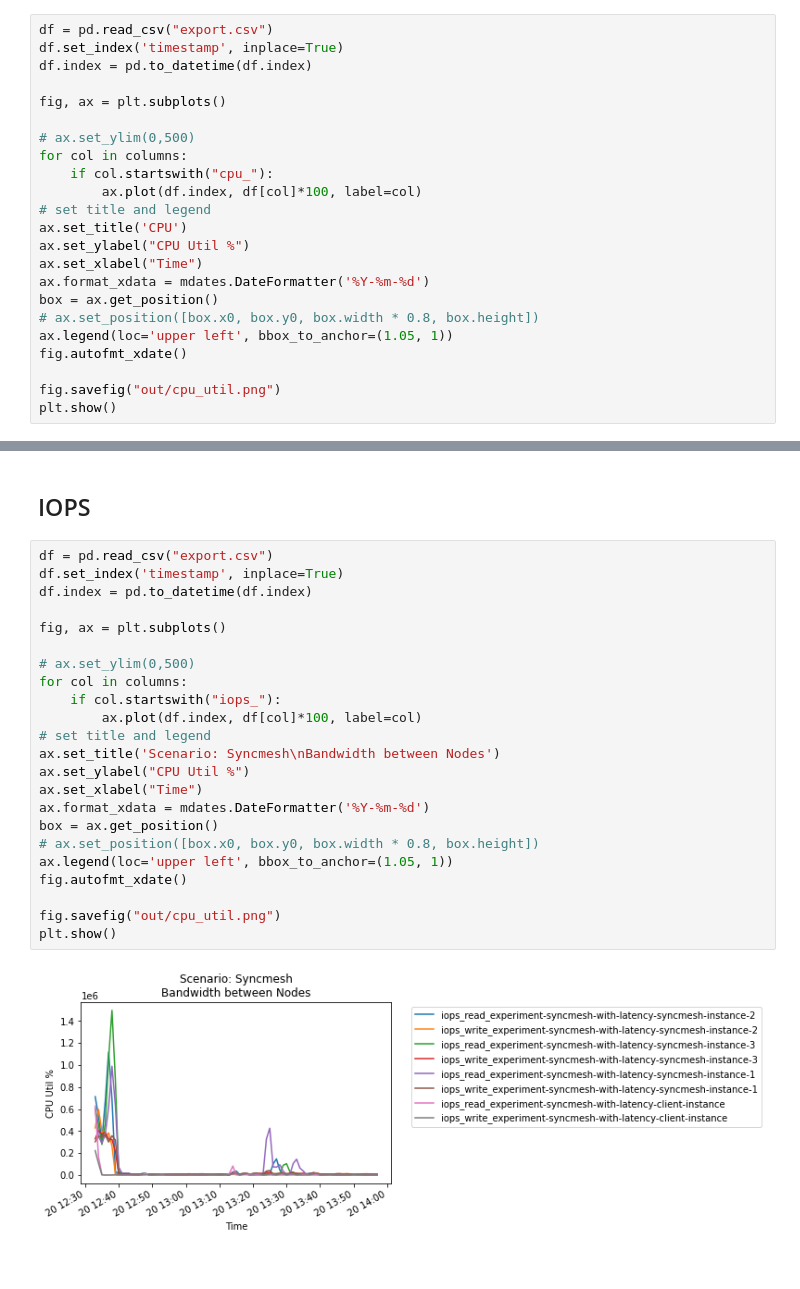
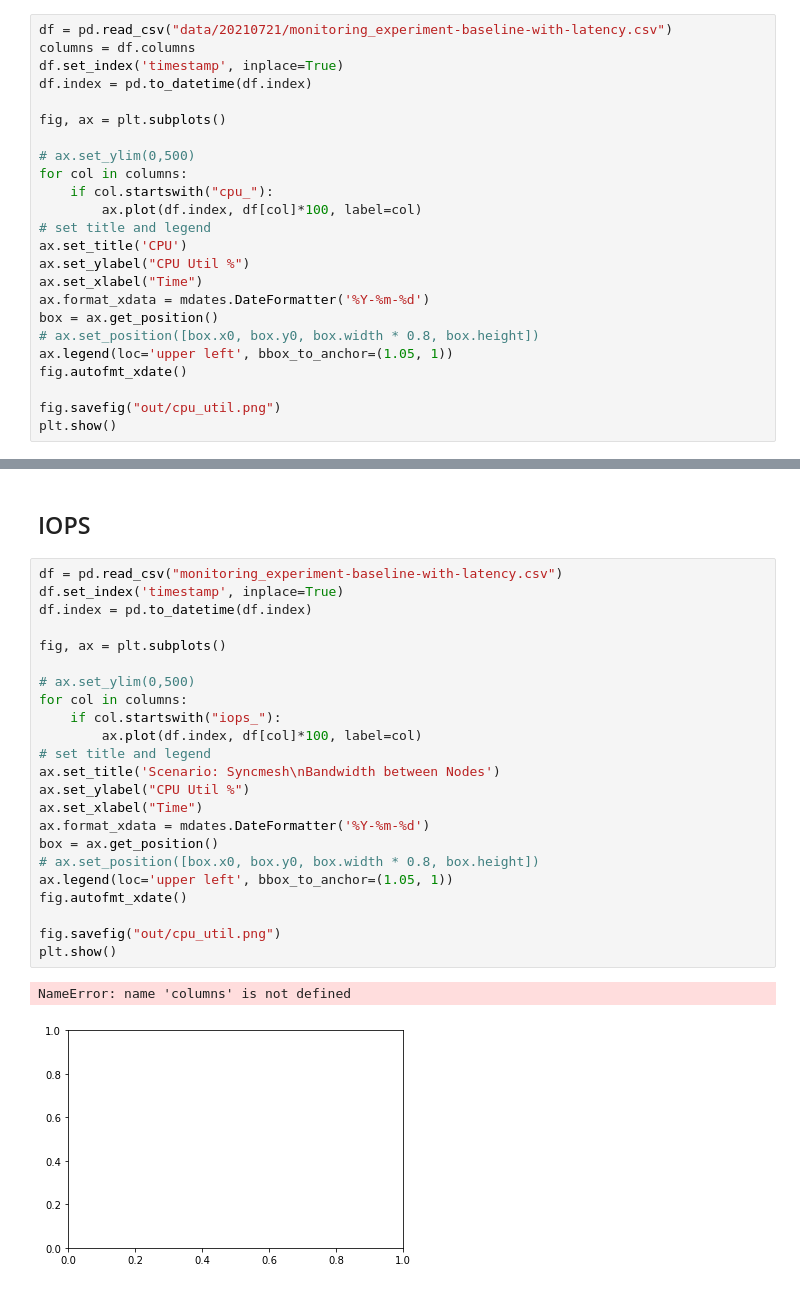
Before and after one commit to dos-group/syncmesh, a Jupyter notebook: evaluation/monitoring.ipynb, the cells around one changed output, grey strips where cells are left out. Cells and saved outputs as stored; diff of their text form.

```diff
--- a/evaluation/monitoring.ipynb
+++ b/evaluation/monitoring.ipynb
@@ -115,7 +16,8 @@ ValueError: Length of values does not match length of index
 # %% [markdown]
 ## CPU
 # %%
-df = pd.read_csv("export.csv")
+df = pd.read_csv("data/20210721/monitoring_experiment-baseline-with-latency.csv")
+columns = df.columns
 df.set_index('timestamp', inplace=True)
 df.index = pd.to_datetime(df.index)
 
@@ -169,27 +71,28 @@ plt.show()
 # %% [markdown]
 ## IOPS
 # %%
-df = pd.read_csv("export.csv")
+df = pd.read_csv("monitoring_experiment-baseline-with-latency.csv")
 df.set_index('timestamp', inplace=True)
 df.index = pd.to_datetime(df.index)
 
 fig, ax = plt.subplots()
 
 # ax.set_ylim(0,500)
 for col in columns:
     if col.startswith("iops_"):
         ax.plot(df.index, df[col]*100, label=col)
 # set title and legend
 ax.set_title('Scenario: Syncmesh\nBandwidth between Nodes')
 ax.set_ylabel("CPU Util %")
 ax.set_xlabel("Time")
 ax.format_xdata = mdates.DateFormatter('%Y-%m-%d')
 box = ax.get_position()
 # ax.set_position([box.x0, box.y0, box.width * 0.8, box.height])
 ax.legend(loc='upper left', bbox_to_anchor=(1.05, 1))
 fig.autofmt_xdate()
 
 fig.savefig("out/cpu_util.png")
 plt.show()
 # %% [output]
+NameError: name 'columns' is not defined
-[figure, old version]
+[figure, new version]
```
Also changed, not shown: parts of 9 cells of this notebook, 9 other files.
